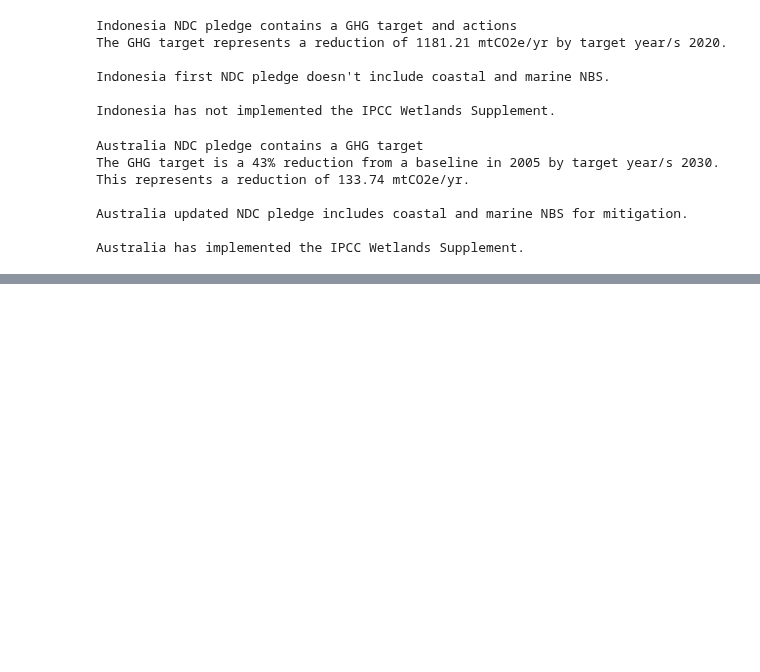
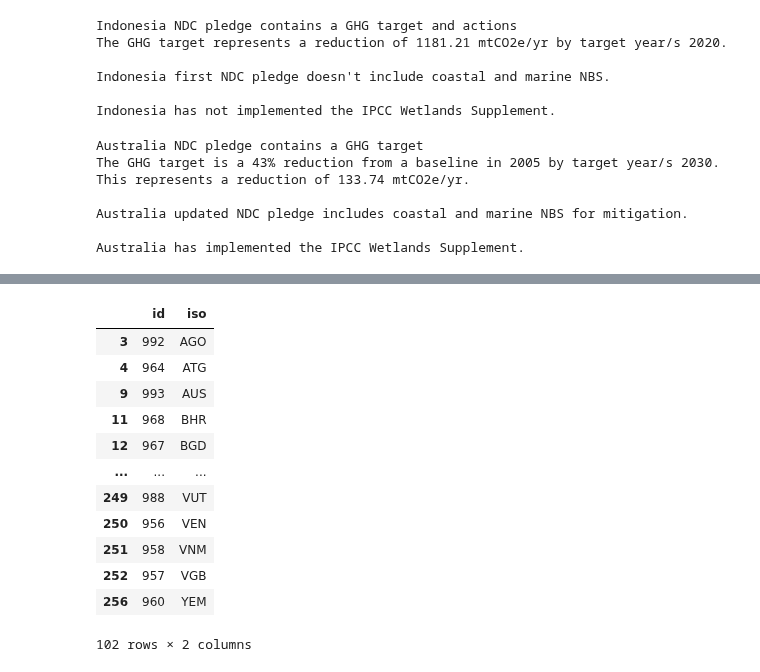
Before and after one commit to Vizzuality/mangrove-atlas, a Jupyter notebook: data/notebooks/Lab/data_processing/widgets-v2/international_status_data_processing.ipynb, the cells around one changed output, grey strips where cells are left out. Saved outputs shown, nothing was run; the diff lists cells and outputs as text; code cells hidden in the pictures; blank space fills up the shorter version.

```diff
--- a/data/notebooks/Lab/data_processing/widgets-v2/international_status_data_processing.ipynb
+++ b/data/notebooks/Lab/data_processing/widgets-v2/international_status_data_processing.ipynb
@@ -412,0 +435,17 @@ Australia has implemented the IPCC Wetlands Supplement.
+# %%
+locations = locations[locations['location_type'] == 'country'][['id', 'iso']]
+locations
+# %% [output]
+|  | id | iso |
+| 3 | 992 | AGO |
+| 4 | 964 | ATG |
+| 9 | 993 | AUS |
+| 11 | 968 | BHR |
+| 12 | 967 | BGD |
+| ... | ... | ... |
+| 249 | 988 | VUT |
+| 250 | 956 | VEN |
+| 251 | 958 | VNM |
+| 252 | 957 | VGB |
+| 256 | 960 | YEM |
+102 rows × 2 columns
```
Also changed, not shown: parts of 6 cells of this notebook.
